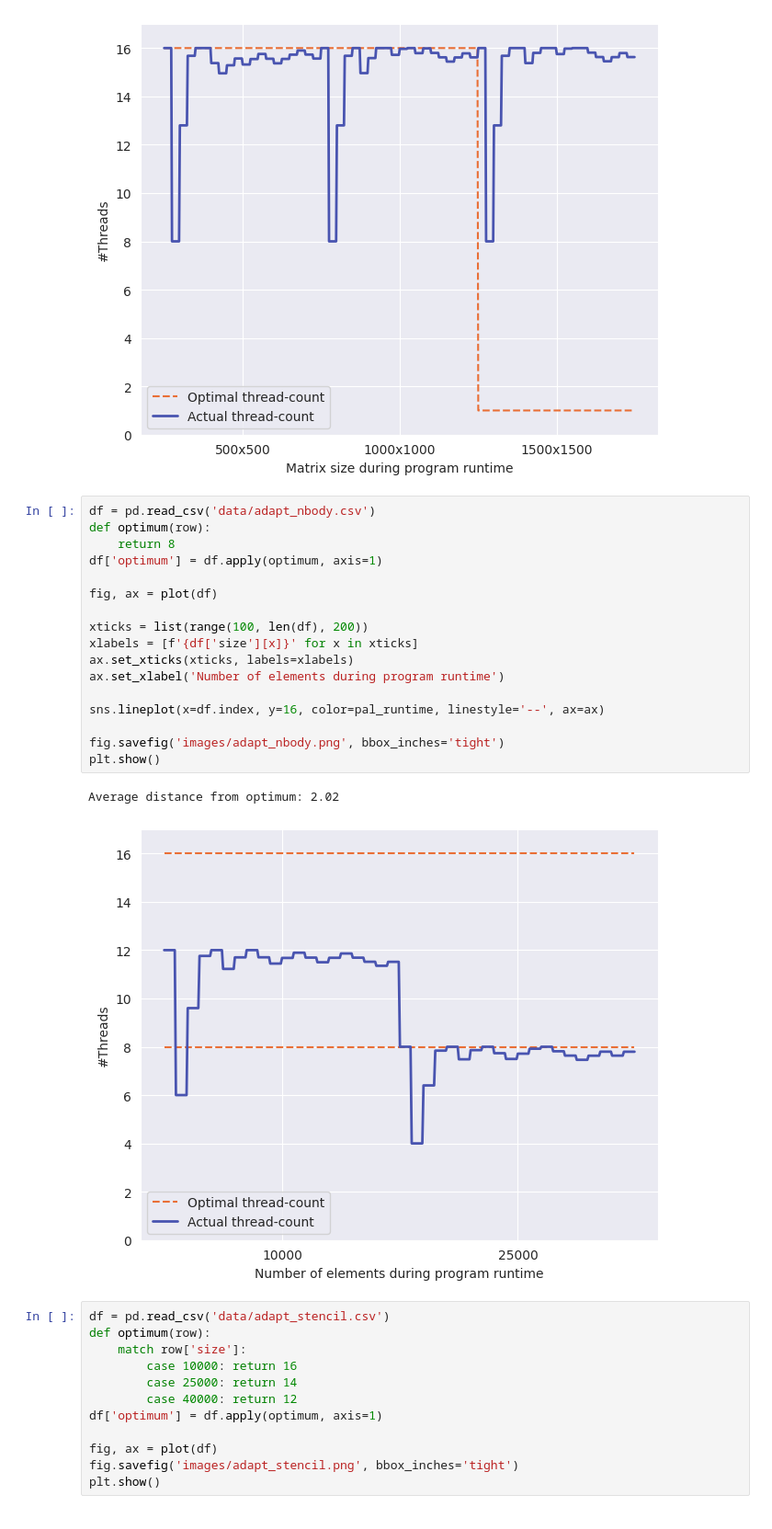
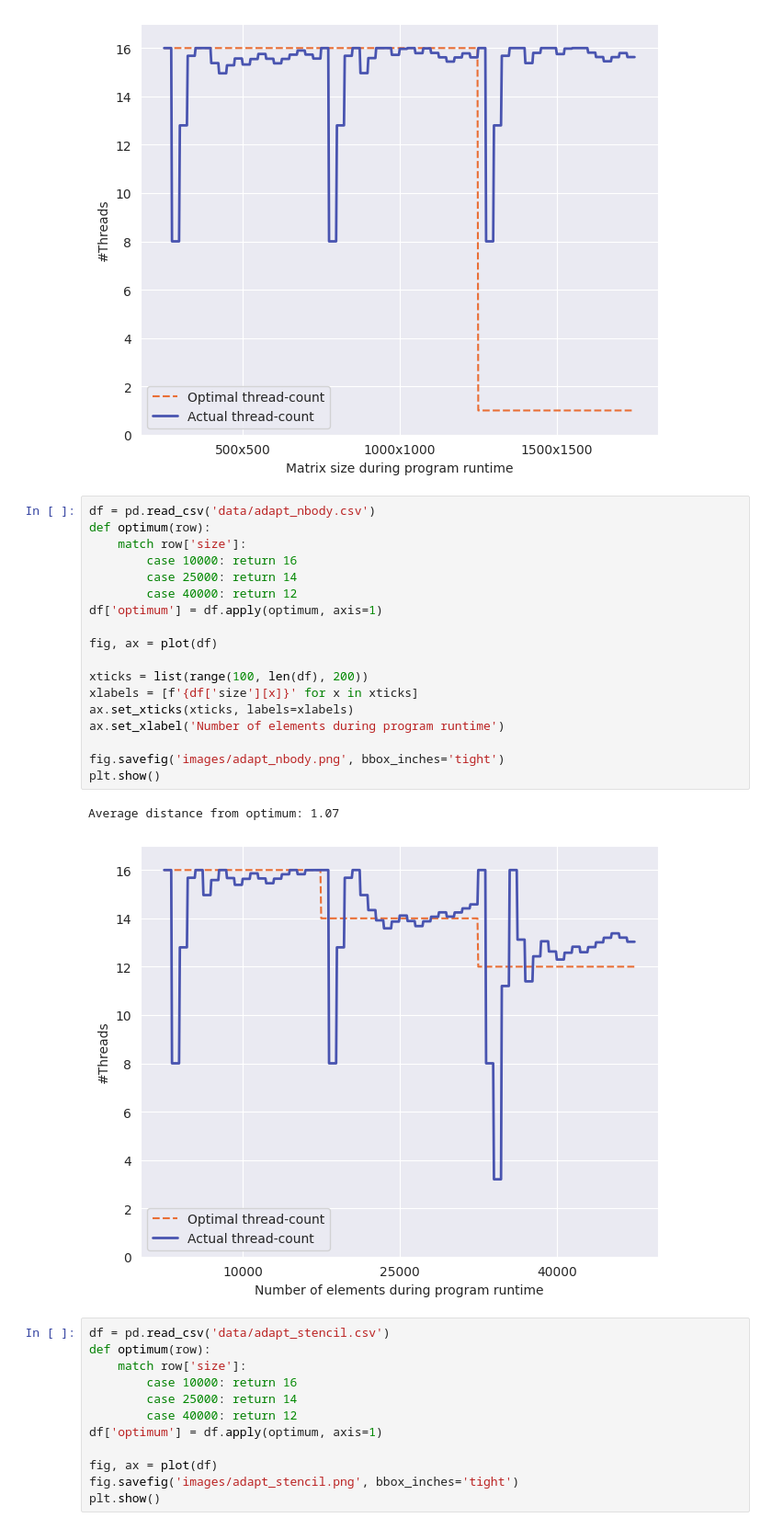
Before and after one commit to JordyAaldering/mtdynamic, a Jupyter notebook: adapt.ipynb, the cells around one changed output. Shown at 92% size. Drawn from its saved outputs; the diff is of its cells as text.

```diff
--- a/adapt.ipynb
+++ b/adapt.ipynb
@@ -48,23 +48,24 @@ Average distance from optimum: 5.27
 # %%
 df = pd.read_csv('data/adapt_nbody.csv')
 def optimum(row):
-    return 8
+    match row['size']:
+        case 10000: return 16
+        case 25000: return 14
+        case 40000: return 12
 df['optimum'] = df.apply(optimum, axis=1)
 
 fig, ax = plot(df)
 
 xticks = list(range(100, len(df), 200))
 xlabels = [f'{df['size'][x]}' for x in xticks]
 ax.set_xticks(xticks, labels=xlabels)
 ax.set_xlabel('Number of elements during program runtime')
 
-sns.lineplot(x=df.index, y=16, color=pal_runtime, linestyle='--', ax=ax)
-
 fig.savefig('images/adapt_nbody.png', bbox_inches='tight')
 plt.show()
 # %% [output]
-Average distance from optimum: 2.02
+Average distance from optimum: 1.07
-[figure, old version]
+[figure, new version]
 # %%
 df = pd.read_csv('data/adapt_stencil.csv')
 def optimum(row):
```
Also changed, not shown: 4 other files.
